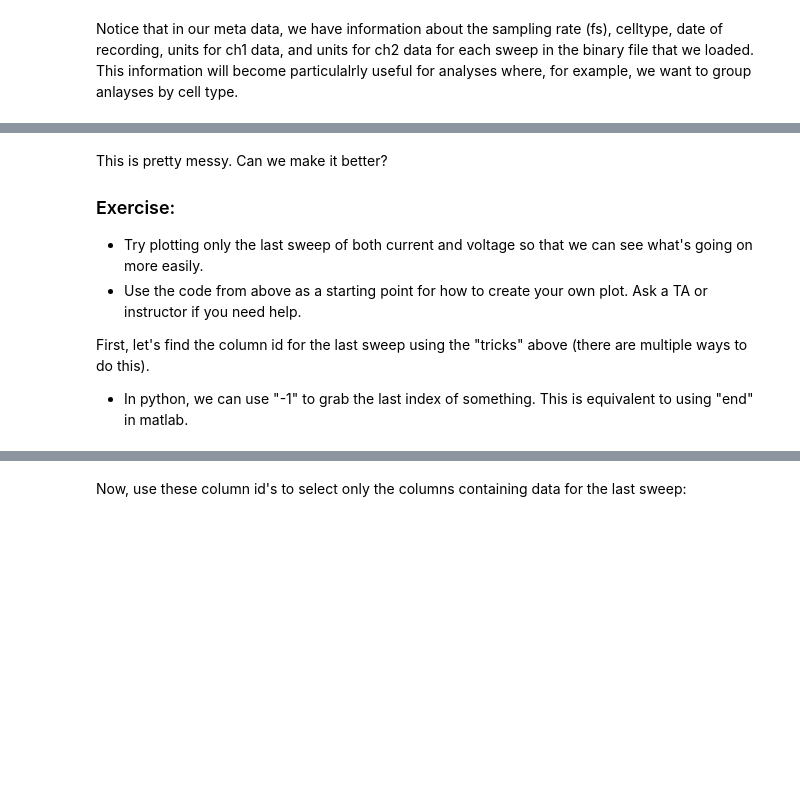
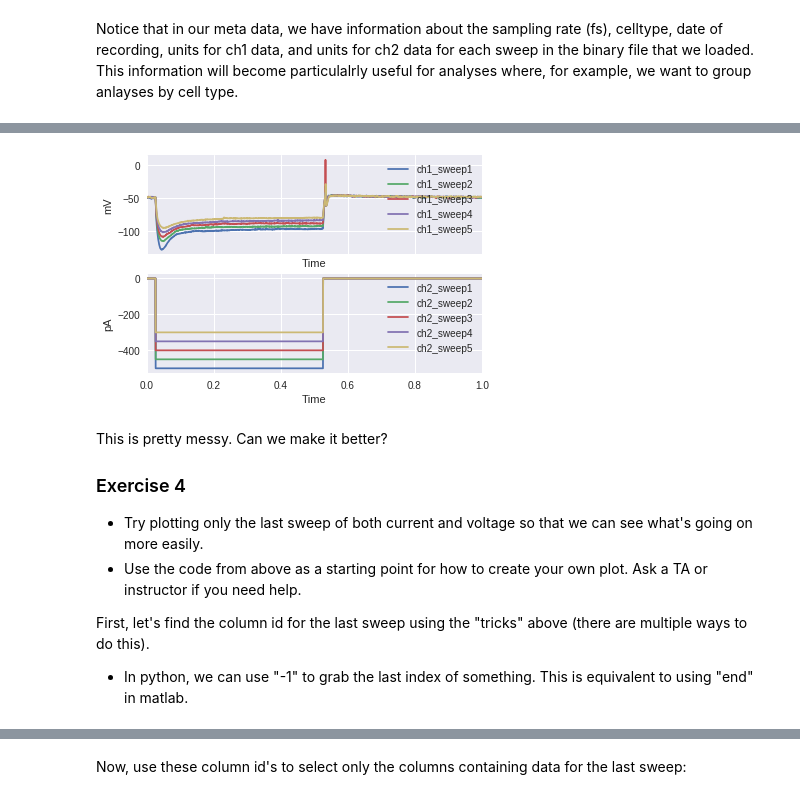
Before and after one commit to dasaderi/python_neurobootcamp, a Jupyter notebook: day-3/Day-3.ipynb, the cells around one changed output, grey strips where cells are left out. Drawn from its saved outputs; the diff is of its cells as text; code cells hidden in the pictures; blank space fills up the shorter version.

```diff
--- a/day-3/Day-3.ipynb
+++ b/day-3/Day-3.ipynb
@@ -289,0 +332,6 @@ plt.show()
+# %%
+## Reformat the dataframe to work with a Seaborn time-series plot
+voltage_ts = voltage_traces.iloc[:,:5].copy()
+voltage_ts['Time'] = voltage_ts.index
+voltage_ts = pd.melt(voltage_ts, id_vars='Time', var_name='Sweep', value_name='mV')
+voltage_ts['Dummy'] = 0
@@ -289,0 +340,4 @@ plt.show()
+# %%
+## Downsample the data (take every 50th row)
+voltage_ts = voltage_ts.iloc[np.arange(500000)[::50],:]
+voltage_ts.head()
@@ -289,0 +353,9 @@ plt.show()
+# %%
+## Do the same for the current traces
+## Reformat the dataframe to work with a Seaborn time-series plot
+current_ts = current_traces.iloc[:,:5].copy()
+current_ts['Time'] = current_ts.index
+current_ts = pd.melt(current_ts, id_vars='Time', var_name='Sweep', value_name='pA')
+current_ts['Dummy'] = 0
+## Downsample the data (take every 50th row)
+current_ts = current_ts.iloc[np.arange(500000)[::50],:]
@@ -290,7 +365,17 @@ plt.show()
+# %%
+# This will take a minute to load
+fig, ax = plt.subplots(2,1,sharex=True)
+sns.tsplot(data=voltage_ts, time='Time', condition='Sweep', unit='Dummy', value='mV', err_style=None, ax=ax[0])
+sns.tsplot(data=current_ts, time='Time', condition='Sweep', unit='Dummy', value='pA', err_style=None, ax=ax[1])
+# Position the legends
+ax[0].legend(loc='upper right')
+ax[1].legend(loc='upper right');
+# %% [output]
+[figure, added]
 # %% [markdown]
 This is pretty messy. Can we make it better?
 
-### Exercise:
+### Exercise 4
 
 * Try plotting only the last sweep of both current and voltage so that we can see what's going on more easily.
 * Use the code from above as a starting point for how to create your own plot. Ask a TA or instructor if you need help.
```
Also changed, not shown: parts of 69 cells of this notebook, 1 other file.
